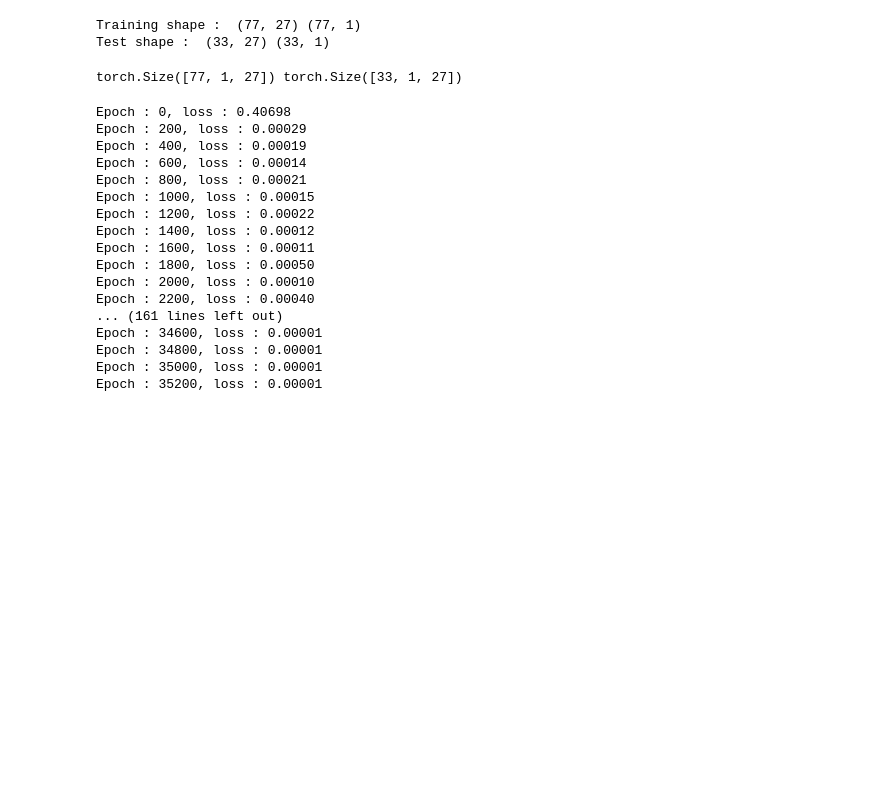
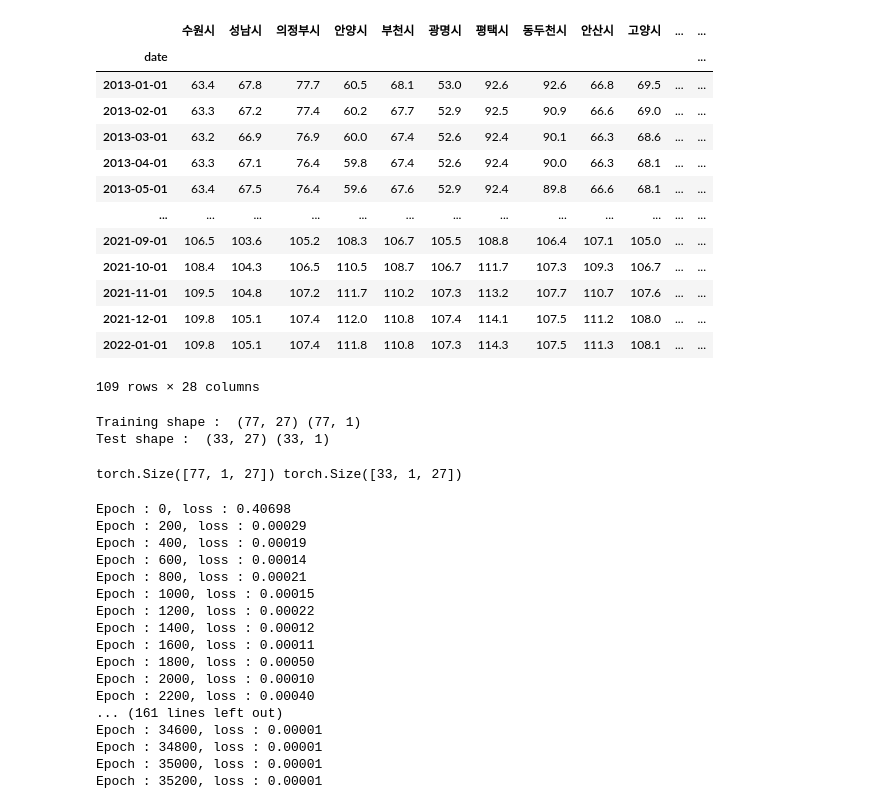
Before and after one commit to squirrelabbit/TIL, a Jupyter notebook: 퐈날프로젝트/lstm torch.ipynb, the cells around one changed output. Saved outputs shown, nothing was run; the diff lists cells and outputs as text; code cells hidden in the pictures; blank space fills up the shorter version.

```diff
--- a/퐈날프로젝트/lstm torch.ipynb
+++ b/퐈날프로젝트/lstm torch.ipynb
@@ -59,5 +60,20 @@ df
 # %%
-x = df.iloc[:,0:-1]
+x = df.iloc[0:-2,:]
 
-y = df.iloc[:,-1:]
+y = df.iloc[-2:-1,:]
+# %% [output]
+|  | 수원시 | 성남시 | 의정부시 | 안양시 | 부천시 | 광명시 | 평택시 | 동두천시 | 안산시 | 고양시 | ... | ... |
+| date |  |  |  |  |  |  |  |  |  |  |  | ... |
+| 2013-01-01 | 63.4 | 67.8 | 77.7 | 60.5 | 68.1 | 53.0 | 92.6 | 92.6 | 66.8 | 69.5 | ... | ... |
+| 2013-02-01 | 63.3 | 67.2 | 77.4 | 60.2 | 67.7 | 52.9 | 92.5 | 90.9 | 66.6 | 69.0 | ... | ... |
+| 2013-03-01 | 63.2 | 66.9 | 76.9 | 60.0 | 67.4 | 52.6 | 92.4 | 90.1 | 66.3 | 68.6 | ... | ... |
+| 2013-04-01 | 63.3 | 67.1 | 76.4 | 59.8 | 67.4 | 52.6 | 92.4 | 90.0 | 66.3 | 68.1 | ... | ... |
+| 2013-05-01 | 63.4 | 67.5 | 76.4 | 59.6 | 67.6 | 52.9 | 92.4 | 89.8 | 66.6 | 68.1 | ... | ... |
+| ... | ... | ... | ... | ... | ... | ... | ... | ... | ... | ... | ... | ... |
+| 2021-09-01 | 106.5 | 103.6 | 105.2 | 108.3 | 106.7 | 105.5 | 108.8 | 106.4 | 107.1 | 105.0 | ... | ... |
+| 2021-10-01 | 108.4 | 104.3 | 106.5 | 110.5 | 108.7 | 106.7 | 111.7 | 107.3 | 109.3 | 106.7 | ... | ... |
+| 2021-11-01 | 109.5 | 104.8 | 107.2 | 111.7 | 110.2 | 107.3 | 113.2 | 107.7 | 110.7 | 107.6 | ... | ... |
+| 2021-12-01 | 109.8 | 105.1 | 107.4 | 112.0 | 110.8 | 107.4 | 114.1 | 107.5 | 111.2 | 108.0 | ... | ... |
+| 2022-01-01 | 109.8 | 105.1 | 107.4 | 111.8 | 110.8 | 107.3 | 114.3 | 107.5 | 111.3 | 108.1 | ... | ... |
+109 rows × 28 columns
 # %%
```
Also changed, not shown: parts of 4 cells of this notebook, 8 other files.
